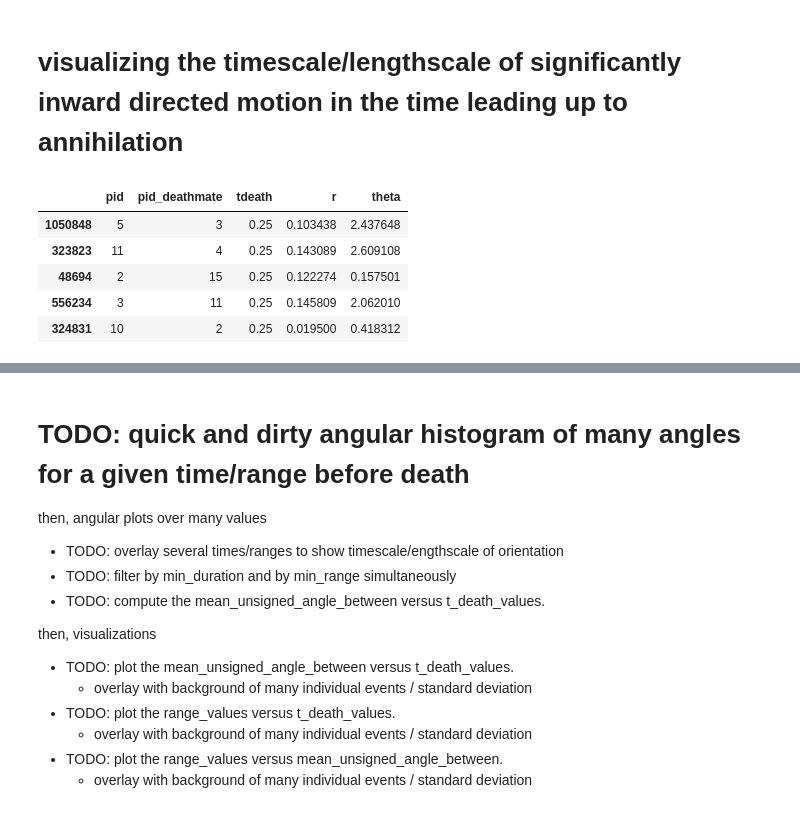
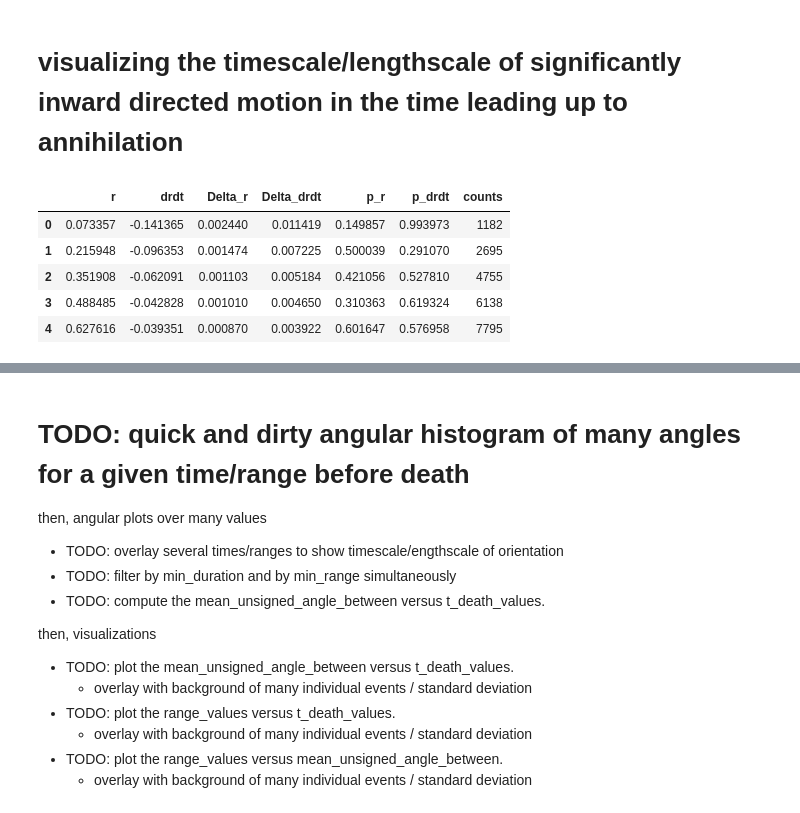
Before and after one commit to timtyree/care, a Jupyter notebook: notebooks/Measuring Average Forces between Spiral Tips.ipynb, the cells around one changed output, grey strips where cells are left out. Cells and saved outputs as stored; diff of their text form; code cells hidden in the pictures.

```diff
--- a/notebooks/Measuring Average Forces between Spiral Tips.ipynb
+++ b/notebooks/Measuring Average Forces between Spiral Tips.ipynb
@@ -61,9 +59,12 @@ input_fn="/home/timothytyree/Documents/GitHub/care/notebooks/Data/initial-condit
 input_fn="/home/timothytyree/Documents/GitHub/care/notebooks/Data/initial-conditions-fk-200x200/param_set_8_ds_5.0_tmax_10_diffCoef_0.0005/creations_minr_1.0_mindur_20.0.csv"
 
 #particle results for DT=0.25ms
-input_fn="/Users/timothytyree/Documents/GitHub/bgmc/python/data/local_results/euic_False_fc_2_r_0.1_D_2_L_10_kappa_1500_varkappa_5/annihilations_minr_1_mindur_20.csv"
+# input_fn="/Users/timothytyree/Documents/GitHub/bgmc/python/data/local_results/euic_False_fc_2_r_0.1_D_2_L_10_kappa_1500_varkappa_5/annihilations_minr_1_mindur_20.csv"
 #creations aggregated
 # input_fn="/Users/timothytyree/Documents/GitHub/bgmc/python/data/local_results/euic_False_fc_2_r_0.1_D_2_L_10_kappa_1500_varkappa_5/creations_minr_1_mindur_20.csv"
+
+#double the force
+input_fn="/Users/timothytyree/Documents/GitHub/bgmc/python/data/local_results/euic_False_fc_2_r_0.1_D_2_L_10_kappa_1500_varkappa_10/annihilations_minr_1_mindur_20.csv"
 # %% [markdown]
 ### notae malorum
 # %%
@@ -104,14 +105,3 @@ OR
 - and then save individual annihilation events at a high time resolution
 # %% [markdown]
 # visualizing the timescale/lengthscale of significantly inward directed motion in the time leading up to annihilation
-# %%
-df=pd.read_csv(input_fn)
-df.sort_values('tdeath',ascending=True,inplace=True)
-df.head()
-# %% [output]
-|  | pid | pid_deathmate | tdeath | r | theta |
-| 1050848 | 5 | 3 | 0.25 | 0.103438 | 2.437648 |
-| 323823 | 11 | 4 | 0.25 | 0.143089 | 2.609108 |
-| 48694 | 2 | 15 | 0.25 | 0.122274 | 0.157501 |
-| 556234 | 3 | 11 | 0.25 | 0.145809 | 2.062010 |
-| 324831 | 10 | 2 | 0.25 | 0.019500 | 0.418312 |
@@ -117,0 +110,10 @@ df.head()
+# %%
+df_drdt=pd.read_csv(output_fn)
+df_drdt.head()
+# %% [output]
+|  | r | drdt | Delta_r | Delta_drdt | p_r | p_drdt | counts |
+| 0 | 0.073357 | -0.141365 | 0.002440 | 0.011419 | 0.149857 | 0.993973 | 1182 |
+| 1 | 0.215948 | -0.096353 | 0.001474 | 0.007225 | 0.500039 | 0.291070 | 2695 |
+| 2 | 0.351908 | -0.062091 | 0.001103 | 0.005184 | 0.421056 | 0.527810 | 4755 |
+| 3 | 0.488485 | -0.042828 | 0.001010 | 0.004650 | 0.310363 | 0.619324 | 6138 |
+| 4 | 0.627616 | -0.039351 | 0.000870 | 0.003922 | 0.601647 | 0.576958 | 7795 |
```
Also changed, not shown: parts of 17 cells of this notebook, 9 other files.
